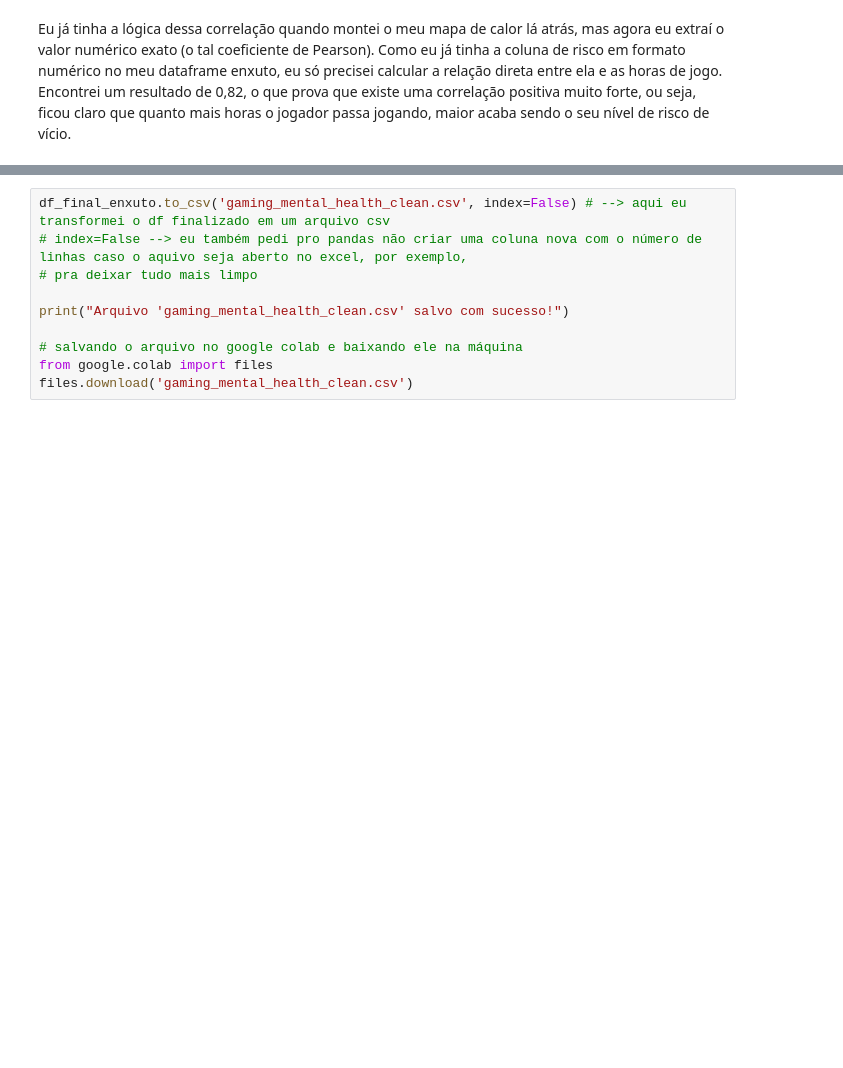
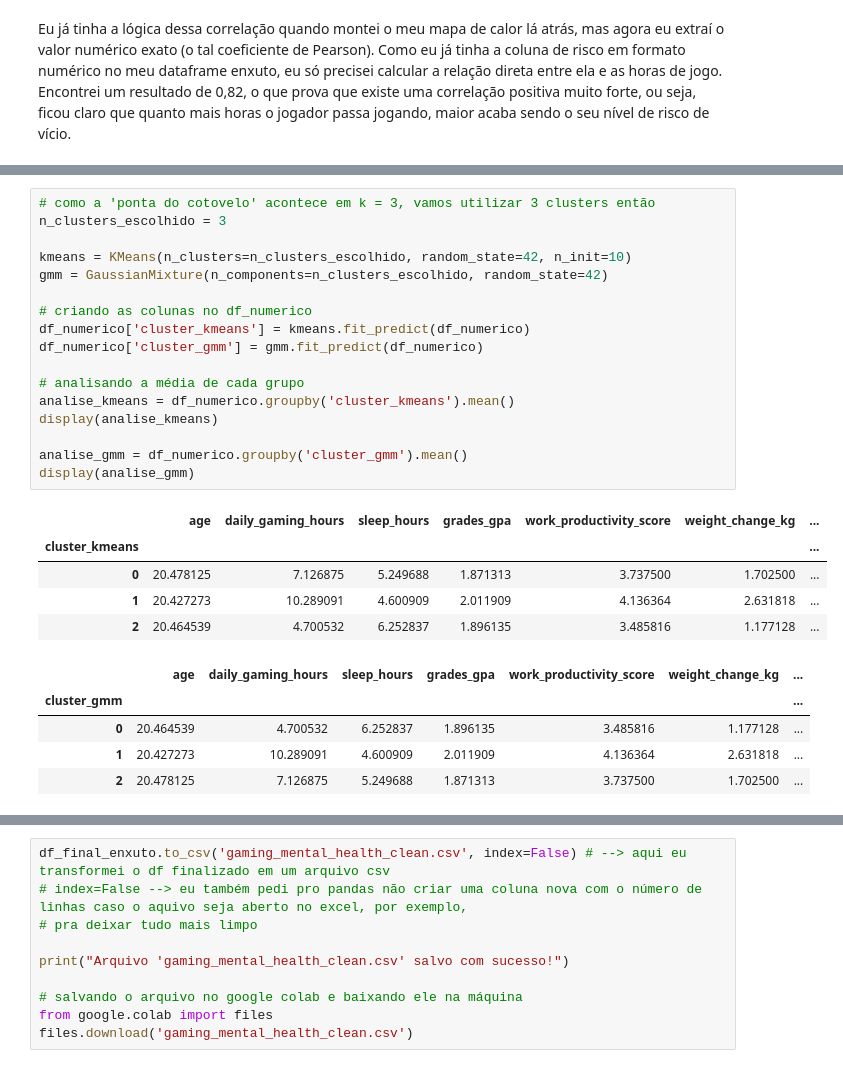
Before and after one commit to LauraRii/projeto-final-cdd-2026-, a Jupyter notebook: projetofinalcdd.ipynb, the cells around one changed output, grey strips where cells are left out. Cells and saved outputs as stored; diff of their text form; blank space fills up the shorter version.

```diff
--- a/projetofinalcdd.ipynb
+++ b/projetofinalcdd.ipynb
@@ -774,0 +805,28 @@ Eu já tinha a lógica dessa correlação quando montei o meu mapa de calor lá
+# %%
+# como a 'ponta do cotovelo' acontece em k = 3, vamos utilizar 3 clusters então
+n_clusters_escolhido = 3
+
+kmeans = KMeans(n_clusters=n_clusters_escolhido, random_state=42, n_init=10)
+gmm = GaussianMixture(n_components=n_clusters_escolhido, random_state=42)
+
+# criando as colunas no df_numerico
+df_numerico['cluster_kmeans'] = kmeans.fit_predict(df_numerico)
+df_numerico['cluster_gmm'] = gmm.fit_predict(df_numerico)
+
+# analisando a média de cada grupo
+analise_kmeans = df_numerico.groupby('cluster_kmeans').mean()
+display(analise_kmeans)
+
+analise_gmm = df_numerico.groupby('cluster_gmm').mean()
+display(analise_gmm)
+# %% [output]
+|  | age | daily_gaming_hours | sleep_hours | grades_gpa | work_productivity_score | weight_change_kg | ... |
+| cluster_kmeans |  |  |  |  |  |  | ... |
+| 0 | 20.478125 | 7.126875 | 5.249688 | 1.871313 | 3.737500 | 1.702500 | ... |
+| 1 | 20.427273 | 10.289091 | 4.600909 | 2.011909 | 4.136364 | 2.631818 | ... |
+| 2 | 20.464539 | 4.700532 | 6.252837 | 1.896135 | 3.485816 | 1.177128 | ... |
+|  | age | daily_gaming_hours | sleep_hours | grades_gpa | work_productivity_score | weight_change_kg | ... |
+| cluster_gmm |  |  |  |  |  |  | ... |
+| 0 | 20.464539 | 4.700532 | 6.252837 | 1.896135 | 3.485816 | 1.177128 | ... |
+| 1 | 20.427273 | 10.289091 | 4.600909 | 2.011909 | 4.136364 | 2.631818 | ... |
+| 2 | 20.478125 | 7.126875 | 5.249688 | 1.871313 | 3.737500 | 1.702500 | ... |
```
Also changed, not shown: parts of 9 cells of this notebook.
